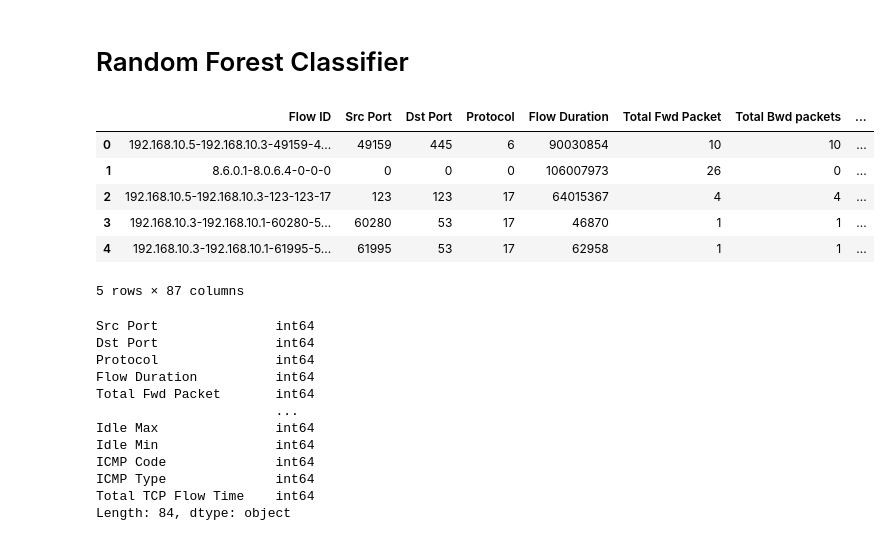
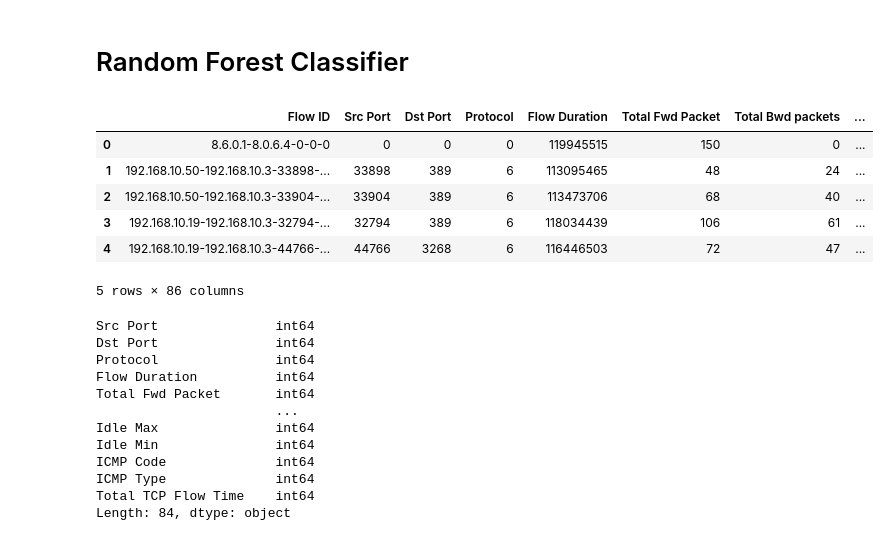
Before and after one commit to AI4ALL-Cyber-Project/GitHub_Pages_Template, a Jupyter notebook: real_model.ipynb, the cells around one changed output. Drawn from its saved outputs; the diff is of its cells as text; code cells hidden in the pictures.

Commit message:
Updates (7/22/2025)
Updated data cleaner file, and uploaded my model with thursday data looked at.

```diff
--- a/real_model.ipynb
+++ b/real_model.ipynb
@@ -11,20 +13,20 @@ import numpy as np
 # %%
-df = pd.read_csv("tuesday_plus_cleaned.csv", skipinitialspace=True, encoding = 'latin-1')
+df = pd.read_csv("thursday_plus_cleaned.csv", skipinitialspace=True, encoding = 'latin-1')
 encoder = LabelEncoder()
 df['Label'] = encoder.fit_transform(df['Label'])
 y_encoded = encoder.fit_transform(df['Label'])
 X = df.iloc[:, 0:85]
-y = df.iloc[:, 86]
+y = df['Label']
 X_train, X_test, y_train, y_test = train_test_split(X, y_encoded, random_state=42, stratify=y_encoded, test_size = 0.2)
 df.head()
 # %% [output]
 |  | Flow ID | Src Port | Dst Port | Protocol | Flow Duration | Total Fwd Packet | Total Bwd packets | ... |
-| 0 | 192.168.10.5-192.168.10.3-49159-4... | 49159 | 445 | 6 | 90030854 | 10 | 10 | ... |
-| 1 | 8.6.0.1-8.0.6.4-0-0-0 | 0 | 0 | 0 | 106007973 | 26 | 0 | ... |
-| 2 | 192.168.10.5-192.168.10.3-123-123-17 | 123 | 123 | 17 | 64015367 | 4 | 4 | ... |
-| 3 | 192.168.10.3-192.168.10.1-60280-5... | 60280 | 53 | 17 | 46870 | 1 | 1 | ... |
-| 4 | 192.168.10.3-192.168.10.1-61995-5... | 61995 | 53 | 17 | 62958 | 1 | 1 | ... |
+| 0 | 8.6.0.1-8.0.6.4-0-0-0 | 0 | 0 | 0 | 119945515 | 150 | 0 | ... |
+| 1 | 192.168.10.50-192.168.10.3-33898-... | 33898 | 389 | 6 | 113095465 | 48 | 24 | ... |
+| 2 | 192.168.10.50-192.168.10.3-33904-... | 33904 | 389 | 6 | 113473706 | 68 | 40 | ... |
+| 3 | 192.168.10.19-192.168.10.3-32794-... | 32794 | 389 | 6 | 118034439 | 106 | 61 | ... |
+| 4 | 192.168.10.19-192.168.10.3-44766-... | 44766 | 3268 | 6 | 116446503 | 72 | 47 | ... |
-5 rows × 87 columns
+5 rows × 86 columns
 # %%
 X_train = X_train.select_dtypes(include=[np.number])
 X_test = X_test.select_dtypes(include=[np.number])
```
Also changed, not shown: parts of 22 cells of this notebook, 2 other files.
